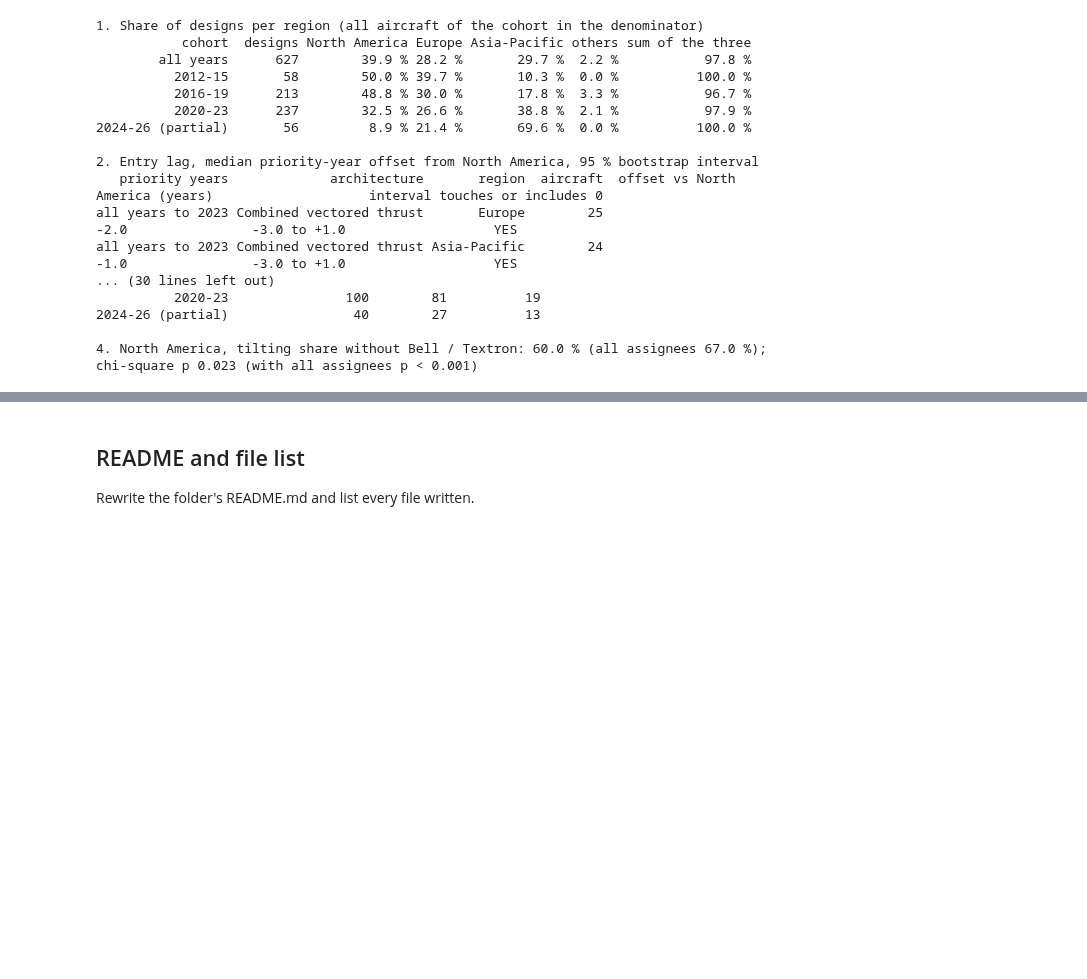
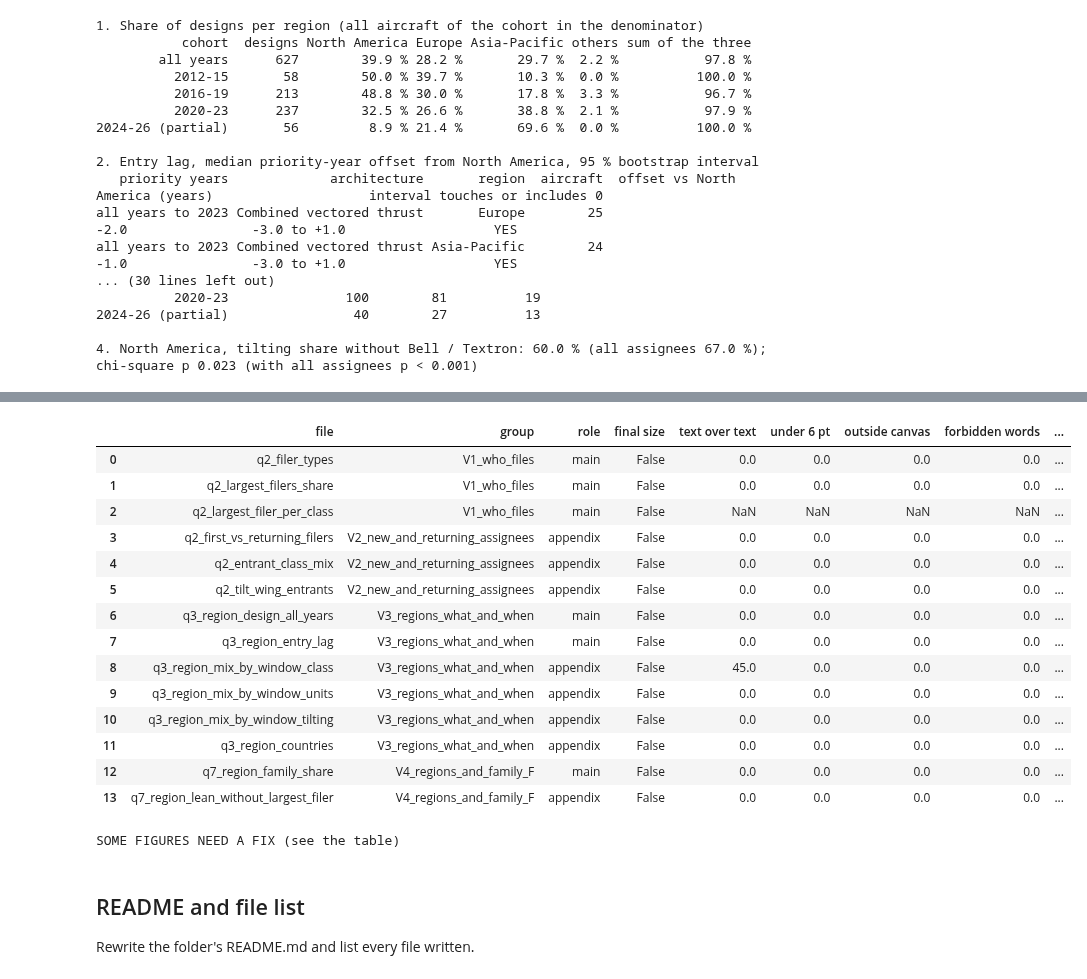
Before and after one commit to vascoslopes272/eVTOL-Visual-Evaluation, a Jupyter notebook: labeling_evaluation/notebooks/53_thesis_figures_v2_part5.ipynb, the cells around one changed output, grey strips where cells are left out. Cells and saved outputs as stored; diff of their text form; code cells hidden in the pictures; blank space fills up the shorter version.

```diff
--- a/labeling_evaluation/notebooks/53_thesis_figures_v2_part5.ipynb
+++ b/labeling_evaluation/notebooks/53_thesis_figures_v2_part5.ipynb
@@ -296,3 +279,28 @@ SOME FIGURES NEED A FIX (see the table)
+# %%
+chk = pd.DataFrame(CHECKS)
+display(chk)
+figs = chk[chk['problems'] != 'table']
+num = [c for c in figs.columns if c in ('text over text', 'under 7 pt', 'under 6 pt', 'outside canvas', 'forbidden words')]
+flags = [c for c in ('width_ok', 'height_ok') if c in figs.columns]
+ok = all((figs[c].fillna(0) == 0).all() for c in num) and all(figs[c].dropna().astype(bool).all() for c in flags)
+print('all figures pass' if ok else 'SOME FIGURES NEED A FIX (see the table)')
+# %% [output]
+|  | file | group | role | final size | text over text | under 6 pt | outside canvas | forbidden words | ... |
+| 0 | q2_filer_types | V1_who_files | main | False | 0.0 | 0.0 | 0.0 | 0.0 | ... |
+| 1 | q2_largest_filers_share | V1_who_files | main | False | 0.0 | 0.0 | 0.0 | 0.0 | ... |
+| 2 | q2_largest_filer_per_class | V1_who_files | main | False | NaN | NaN | NaN | NaN | ... |
+| 3 | q2_first_vs_returning_filers | V2_new_and_returning_assignees | appendix | False | 0.0 | 0.0 | 0.0 | 0.0 | ... |
+| 4 | q2_entrant_class_mix | V2_new_and_returning_assignees | appendix | False | 0.0 | 0.0 | 0.0 | 0.0 | ... |
+| 5 | q2_tilt_wing_entrants | V2_new_and_returning_assignees | appendix | False | 0.0 | 0.0 | 0.0 | 0.0 | ... |
+| 6 | q3_region_design_all_years | V3_regions_what_and_when | main | False | 0.0 | 0.0 | 0.0 | 0.0 | ... |
+| 7 | q3_region_entry_lag | V3_regions_what_and_when | main | False | 0.0 | 0.0 | 0.0 | 0.0 | ... |
+| 8 | q3_region_mix_by_window_class | V3_regions_what_and_when | appendix | False | 45.0 | 0.0 | 0.0 | 0.0 | ... |
+| 9 | q3_region_mix_by_window_units | V3_regions_what_and_when | appendix | False | 0.0 | 0.0 | 0.0 | 0.0 | ... |
+| 10 | q3_region_mix_by_window_tilting | V3_regions_what_and_when | appendix | False | 0.0 | 0.0 | 0.0 | 0.0 | ... |
+| 11 | q3_region_countries | V3_regions_what_and_when | appendix | False | 0.0 | 0.0 | 0.0 | 0.0 | ... |
+| 12 | q7_region_family_share | V4_regions_and_family_F | main | False | 0.0 | 0.0 | 0.0 | 0.0 | ... |
+| 13 | q7_region_lean_without_largest_filer | V4_regions_and_family_F | appendix | False | 0.0 | 0.0 | 0.0 | 0.0 | ... |
+SOME FIGURES NEED A FIX (see the table)
 # %% [markdown]
 ## README and file list
 
```
Also changed, not shown: parts of 11 cells of this notebook, 17 other files.
